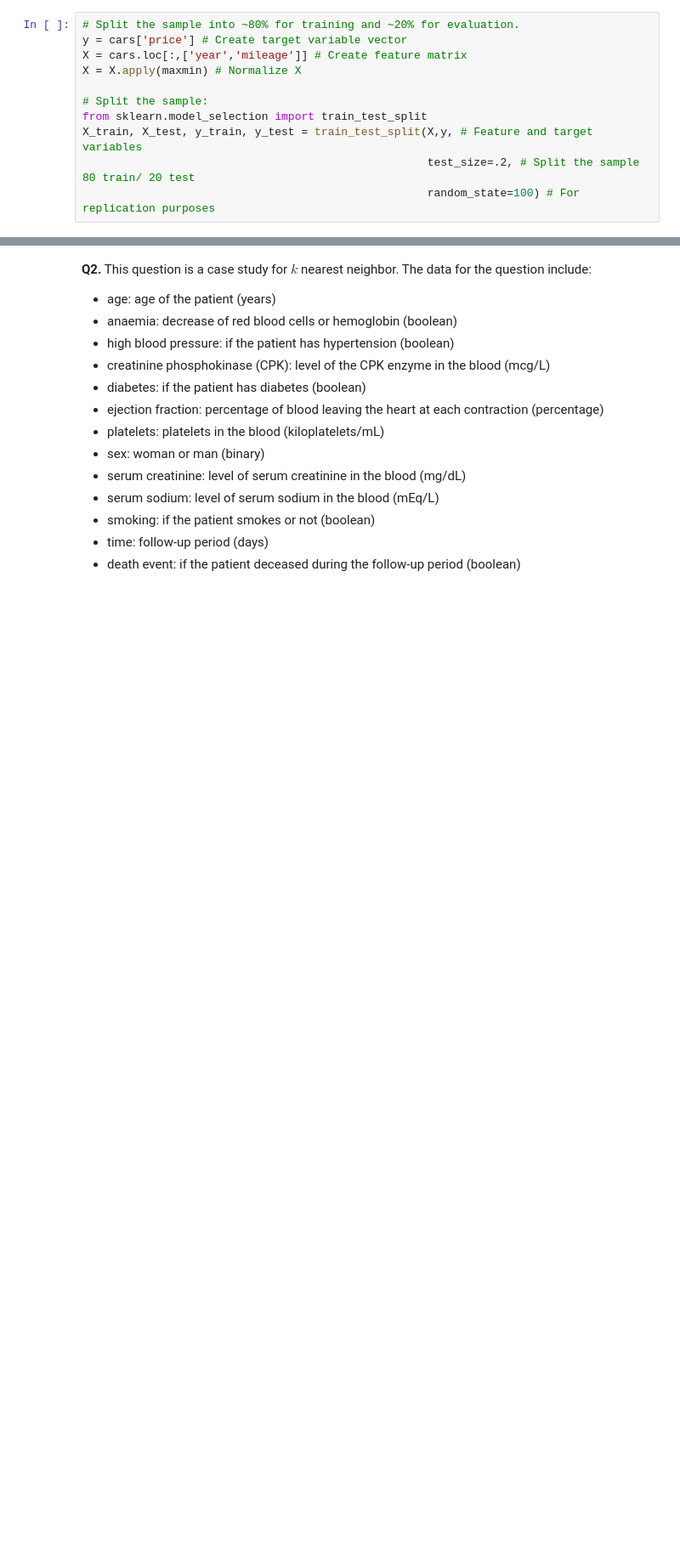
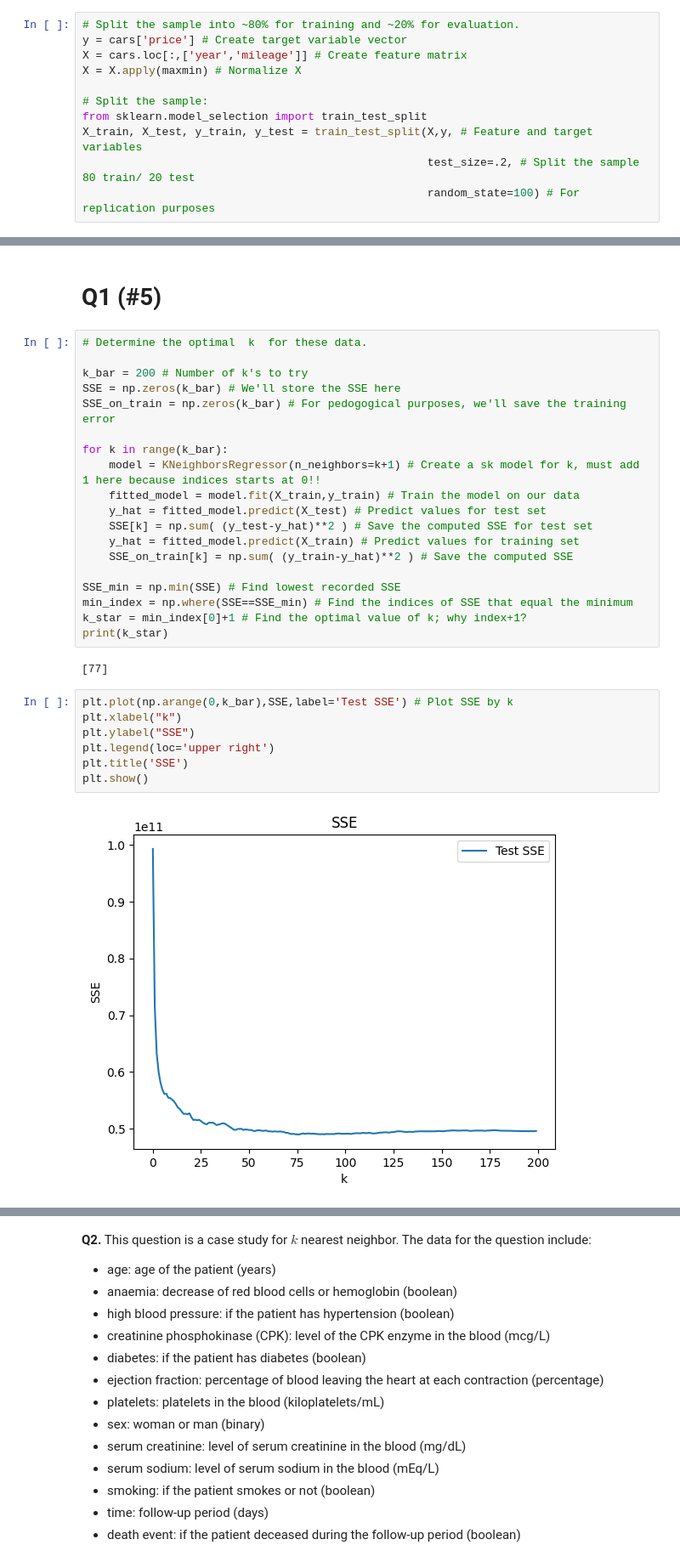
Before and after one commit to Catherine-Nguyen88/knn, a Jupyter notebook: assignment_knn.ipynb, the cells around one changed output, grey strips where cells are left out. Shown: that part at 85% size. Saved outputs shown, nothing was run; the diff lists cells and outputs as text; blank space fills up the shorter version.

```diff
--- a/assignment_knn.ipynb
+++ b/assignment_knn.ipynb
@@ -132,0 +153,32 @@ ValueError: x and y must have same first dimension, but have shapes (300,) and (
+# %% [markdown]
+# Q1 (#5)
+# %%
+# Determine the optimal  k  for these data.
+
+k_bar = 200 # Number of k's to try
+SSE = np.zeros(k_bar) # We'll store the SSE here
+SSE_on_train = np.zeros(k_bar) # For pedogogical purposes, we'll save the training error
+
+for k in range(k_bar):
+    model = KNeighborsRegressor(n_neighbors=k+1) # Create a sk model for k, must add 1 here because indices starts at 0!!
+    fitted_model = model.fit(X_train,y_train) # Train the model on our data
+    y_hat = fitted_model.predict(X_test) # Predict values for test set
+    SSE[k] = np.sum( (y_test-y_hat)**2 ) # Save the computed SSE for test set
+    y_hat = fitted_model.predict(X_train) # Predict values for training set
+    SSE_on_train[k] = np.sum( (y_train-y_hat)**2 ) # Save the computed SSE
+
+SSE_min = np.min(SSE) # Find lowest recorded SSE
+min_index = np.where(SSE==SSE_min) # Find the indices of SSE that equal the minimum
+k_star = min_index[0]+1 # Find the optimal value of k; why index+1?
+print(k_star)
+# %% [output]
+[77]
+# %%
+plt.plot(np.arange(0,k_bar),SSE,label='Test SSE') # Plot SSE by k
+plt.xlabel("k")
+plt.ylabel("SSE")
+plt.legend(loc='upper right')
+plt.title('SSE')
+plt.show()
+# %% [output]
+[figure, added]
```
Also changed, not shown: parts of 8 cells of this notebook.
